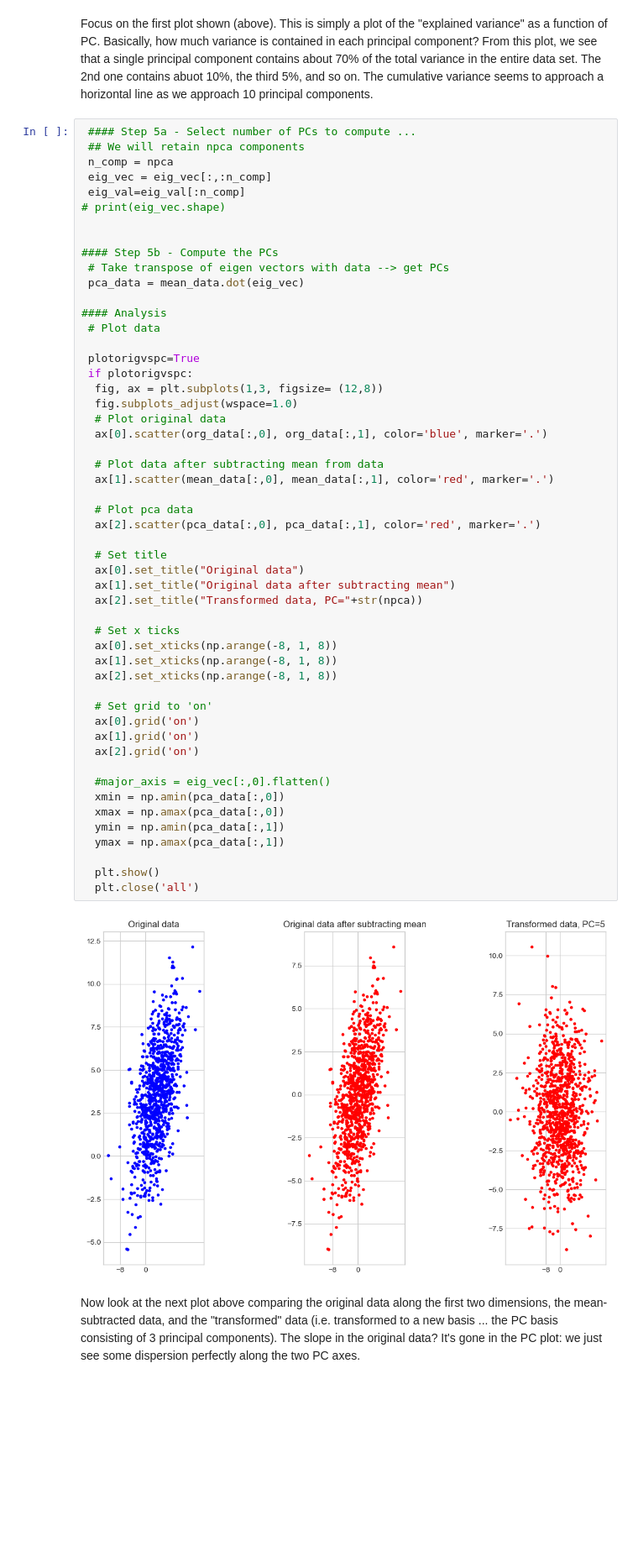
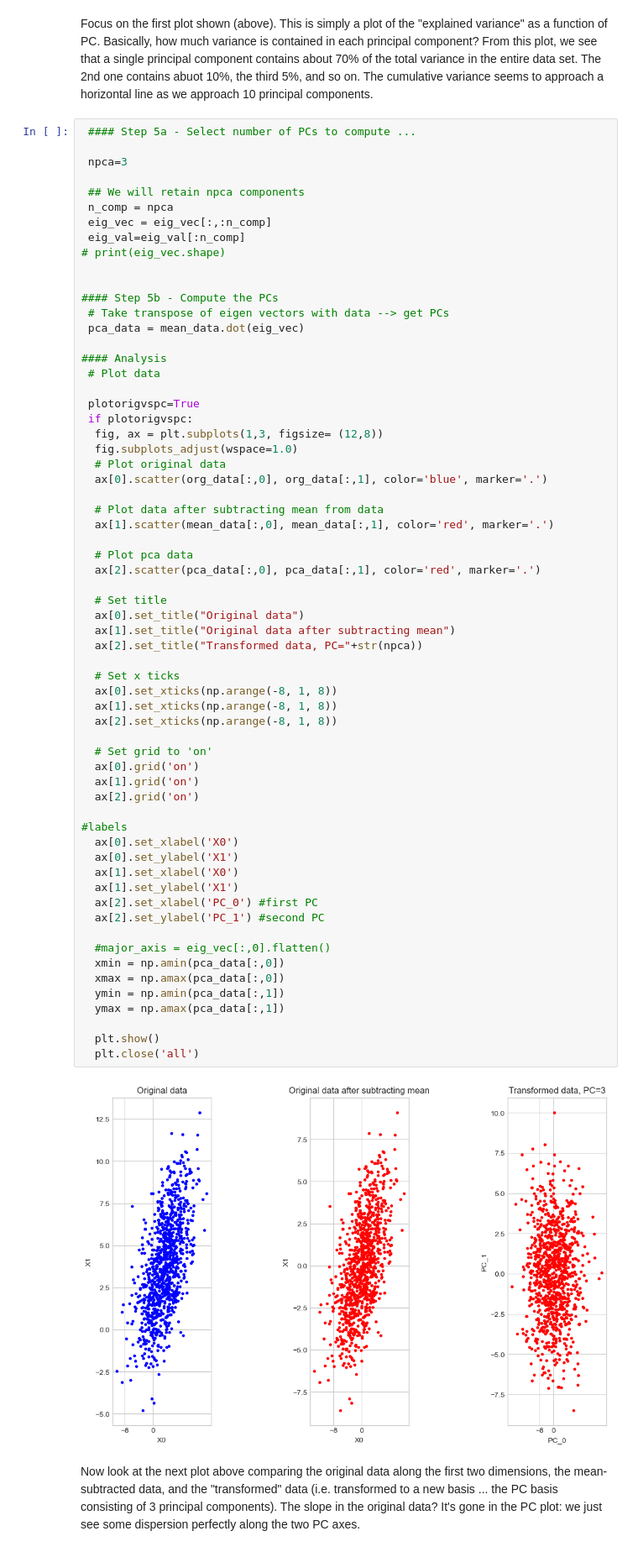
Before and after one commit to thaynecurrie/phys7903_fall2025, a Jupyter notebook: ScientificPythonNotes/NumPy/Python_NumPy_part8.ipynb, the cells around one changed output. Shown at 84% size. Drawn from its saved outputs; the diff is of its cells as text; blank space fills up the shorter version.

```diff
--- a/ScientificPythonNotes/NumPy/Python_NumPy_part8.ipynb
+++ b/ScientificPythonNotes/NumPy/Python_NumPy_part8.ipynb
@@ -295,6 +355,9 @@ Cumulative variance  [0.70339095 0.8006531  0.84749655 0.88310497 0.91490719 0.9
 Focus on the first plot shown (above).  This is simply a plot of the "explained variance" as a function of PC.   Basically, how much variance is contained in each principal component?   From this plot, we see that a single principal component contains about 70% of the total variance in the entire data set.   The 2nd one contains abuot 10%, the third 5%, and so on.   The cumulative variance seems to approach a horizontal line as we approach 10 principal components.
 # %%
  #### Step 5a - Select number of PCs to compute ...
+
+ npca=3
+
  ## We will retain npca components
  n_comp = npca
  eig_vec = eig_vec[:,:n_comp]
@@ -319,34 +382,42 @@ Focus on the first plot shown (above).  This is simply a plot of the "explained
   # Plot data after subtracting mean from data
   ax[1].scatter(mean_data[:,0], mean_data[:,1], color='red', marker='.')
 
   # Plot pca data
   ax[2].scatter(pca_data[:,0], pca_data[:,1], color='red', marker='.')
 
   # Set title
   ax[0].set_title("Original data")
   ax[1].set_title("Original data after subtracting mean")
   ax[2].set_title("Transformed data, PC="+str(npca))
 
   # Set x ticks
   ax[0].set_xticks(np.arange(-8, 1, 8))
   ax[1].set_xticks(np.arange(-8, 1, 8))
   ax[2].set_xticks(np.arange(-8, 1, 8))
 
   # Set grid to 'on'
   ax[0].grid('on')
   ax[1].grid('on')
   ax[2].grid('on')
 
+#labels
+  ax[0].set_xlabel('X0')
+  ax[0].set_ylabel('X1')
+  ax[1].set_xlabel('X0')
+  ax[1].set_ylabel('X1')
+  ax[2].set_xlabel('PC_0') #first PC
+  ax[2].set_ylabel('PC_1') #second PC
+
   #major_axis = eig_vec[:,0].flatten()
   xmin = np.amin(pca_data[:,0])
   xmax = np.amax(pca_data[:,0])
   ymin = np.amin(pca_data[:,1])
   ymax = np.amax(pca_data[:,1])
 
   plt.show()
   plt.close('all')
 # %% [output]
-[figure, old version]
+[figure, new version]
 # %% [markdown]
 Now look at the next plot above comparing the original data along the first two dimensions, the mean-subtracted data, and the "transformed" data (i.e. transformed to a new basis ... the PC basis consisting of 3 principal components).  The slope in the original data?   It's gone in the PC plot: we just see some dispersion perfectly along the two PC axes.
 # %%
```
Also changed, not shown: parts of 14 cells of this notebook.
